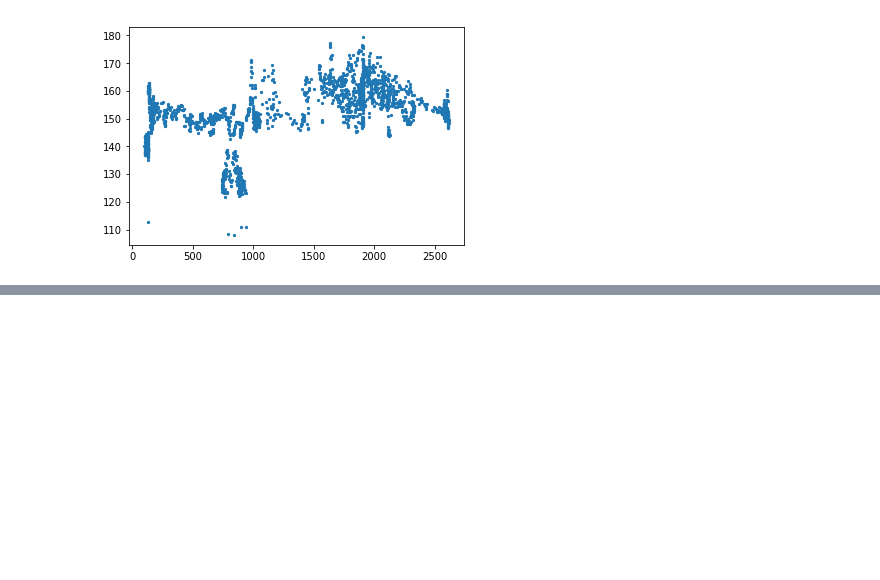
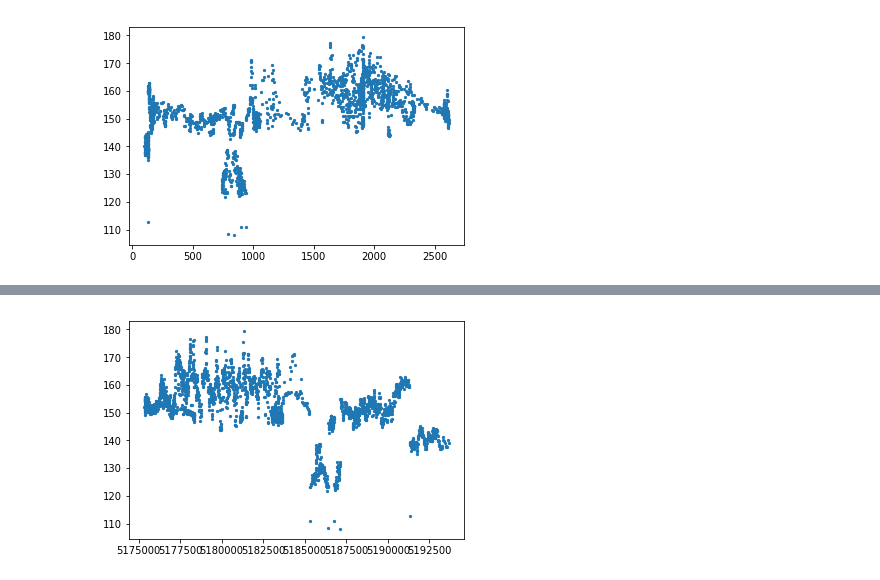
Before and after one commit to efreneau/Machine-Learning-On-Seismic-Streamer-Data, a Jupyter notebook: Power Plot.ipynb, the cells around one changed output, grey strips where cells are left out. Saved outputs shown, nothing was run; the diff lists cells and outputs as text; code cells hidden in the pictures; blank space fills up the shorter version.

```diff
--- a/Power Plot.ipynb
+++ b/Power Plot.ipynb
@@ -58,0 +72,8 @@ p.show()
+# %%
+#RMS vs Range
+ranges = data[:,200,2]
+
+p.scatter(ranges,yr,s=5)
+p.show()
+# %% [output]
+[figure, added]
```
Also changed, not shown: parts of 5 cells of this notebook.
